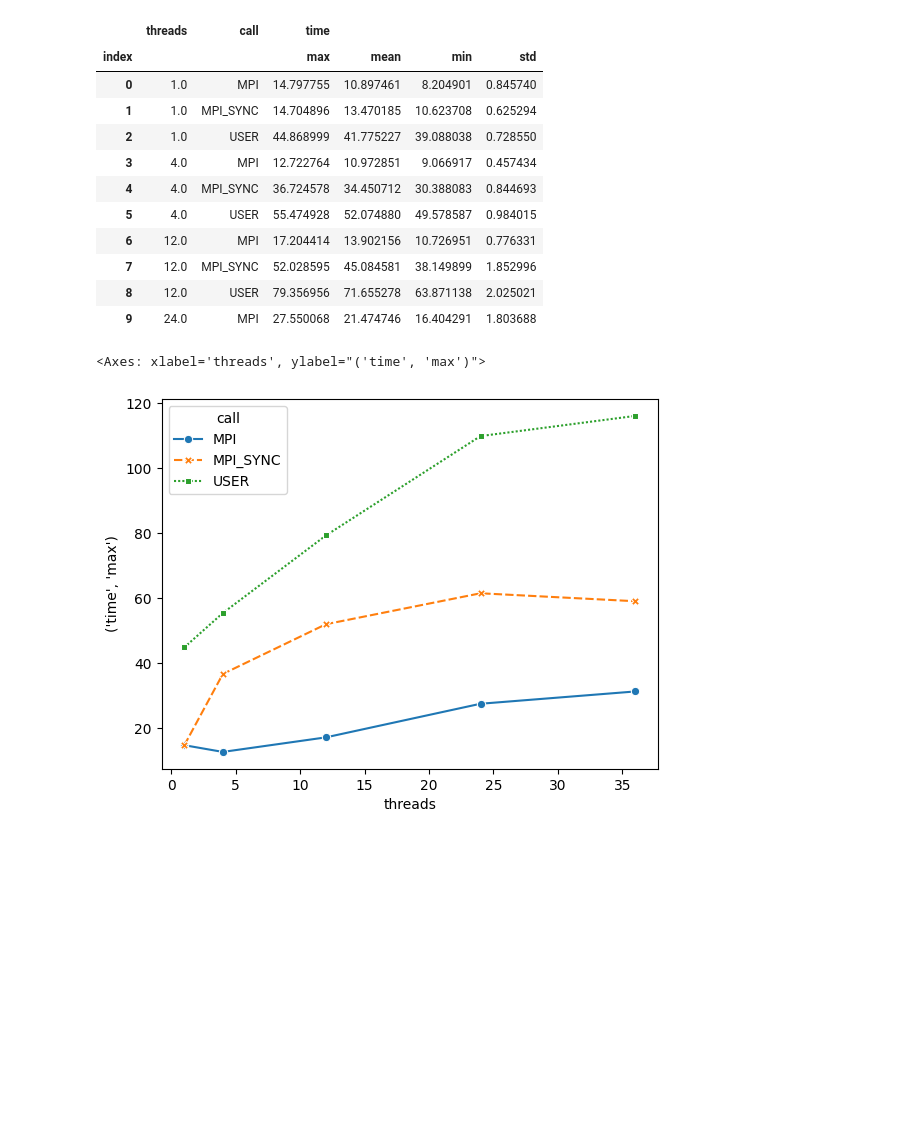
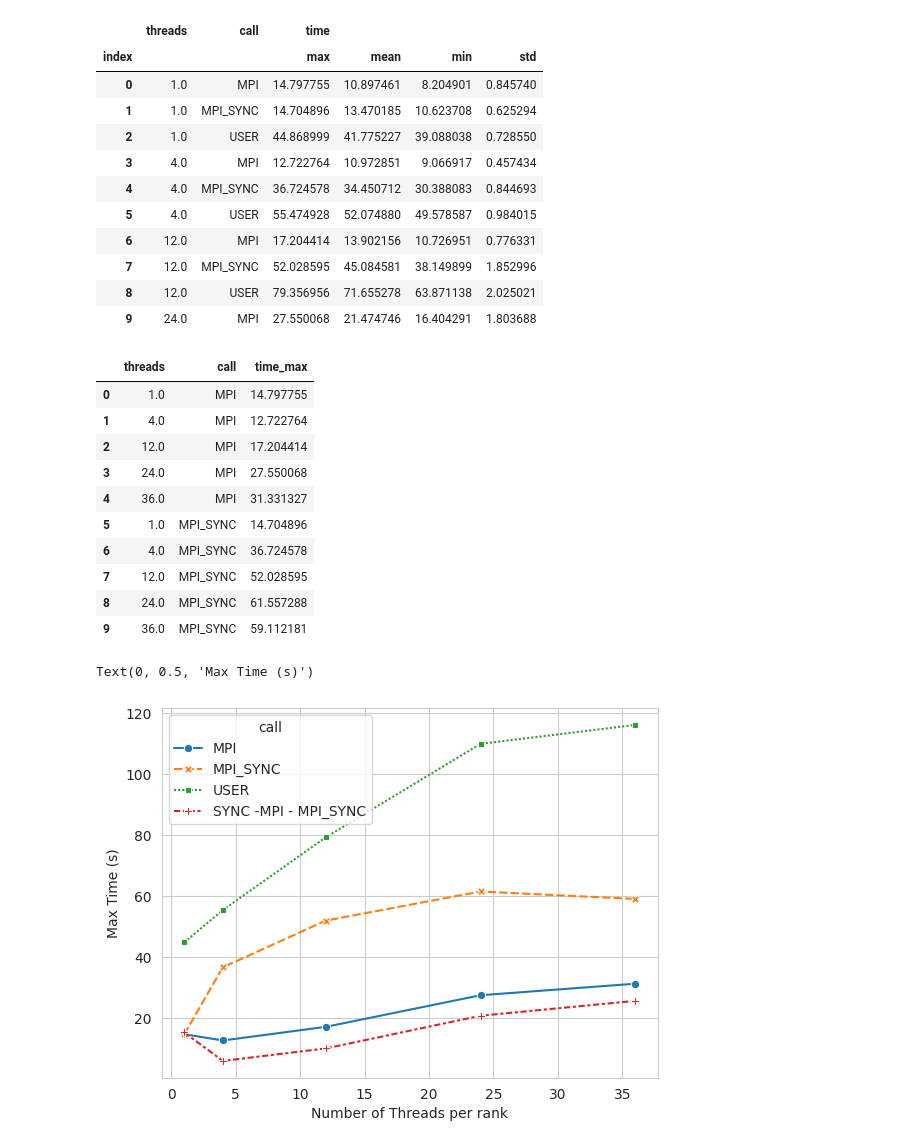
Before and after one commit to lucaparisi91/met-lfric-cirrus, a Jupyter notebook: results/analyse_results.ipynb, the cells around one changed output. Drawn from its saved outputs; the diff is of its cells as text; code cells hidden in the pictures; blank space fills up the shorter version.

Commit message:
Added different between user and mpi time

```diff
--- a/results/analyse_results.ipynb
+++ b/results/analyse_results.ipynb
@@ -5,6 +5,7 @@ import os
 import matplotlib.pyplot as plt
 import seaborn as sns
 import tqdm
+sns.set_style("whitegrid")
 # %%
 
 def extra_parameters_from_label(label : str) -> dict:
@@ -173,7 +174,34 @@ compact_summary_profile.head(10)
 | 8 | 12.0 | USER | 79.356956 | 71.655278 | 63.871138 | 2.025021 |
 | 9 | 24.0 | MPI | 27.550068 | 21.474746 | 16.404291 | 1.803688 |
 # %%
-sns.lineplot(data=compact_summary_profile, x="threads", y=("time", "max"), style="call", hue="call", markers=True, dashes=True)
+# Extract maximum time data and compute the difference between user time and time spent in MPI calls
+# Does some data wrangling to get the data in a easier format to plot with
+
+time_max_data=compact_summary_profile[[("threads",""),("call",""),("time","max")]] # Select maximum time across all mpi ranks
+time_max_data.columns = time_max_data.columns.droplevel(1) # Flatten the column MultiIndex
+time_max_data=time_max_data.pivot(values="time", index="threads", columns="call").reset_index() # Shift call type from rows to columns
+time_max_data["SYNC -MPI - MPI_SYNC"]=time_max_data["USER"]- time_max_data["MPI_SYNC"]-time_max_data["MPI"] # Compute the difference between user time and time spent in MPI calls
+time_max_data=time_max_data.melt(id_vars=["threads"]) # Unpivot call type back to rows, as it is easier to plot with
+time_max_data=time_max_data.rename(columns={"value": "time_max"})
+time_max_data.to_csv("thread_scaling_mpi_time_max.txt", sep=" ", index=False)
+time_max_data.head(10)
 # %% [output]
-<Axes: xlabel='threads', ylabel="('time', 'max')">
-[figure, removed]
+|  | threads | call | time_max |
+| 0 | 1.0 | MPI | 14.797755 |
+| 1 | 4.0 | MPI | 12.722764 |
+| 2 | 12.0 | MPI | 17.204414 |
+| 3 | 24.0 | MPI | 27.550068 |
+| 4 | 36.0 | MPI | 31.331327 |
+| 5 | 1.0 | MPI_SYNC | 14.704896 |
+| 6 | 4.0 | MPI_SYNC | 36.724578 |
+| 7 | 12.0 | MPI_SYNC | 52.028595 |
+| 8 | 24.0 | MPI_SYNC | 61.557288 |
+| 9 | 36.0 | MPI_SYNC | 59.112181 |
+# %%
+tim_max_data=pd.read_csv("thread_scaling_mpi_time_max.txt", sep=" ")
+sns.lineplot(data=time_max_data, x="threads", y="time_max", style="call", hue="call", markers=True, dashes=True)
+plt.xlabel("Number of Threads per rank")
+plt.ylabel("Max Time (s)")
+# %% [output]
+Text(0, 0.5, 'Max Time (s)')
+[figure, added]
```
Also changed, not shown: parts of 1 cell of this notebook, 1 other file.
